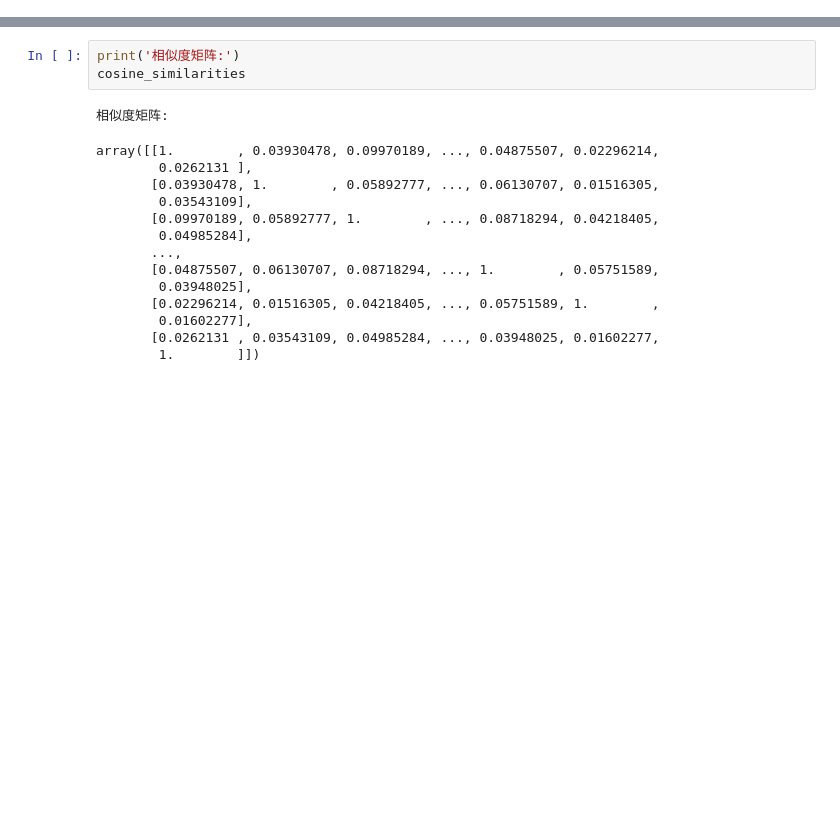
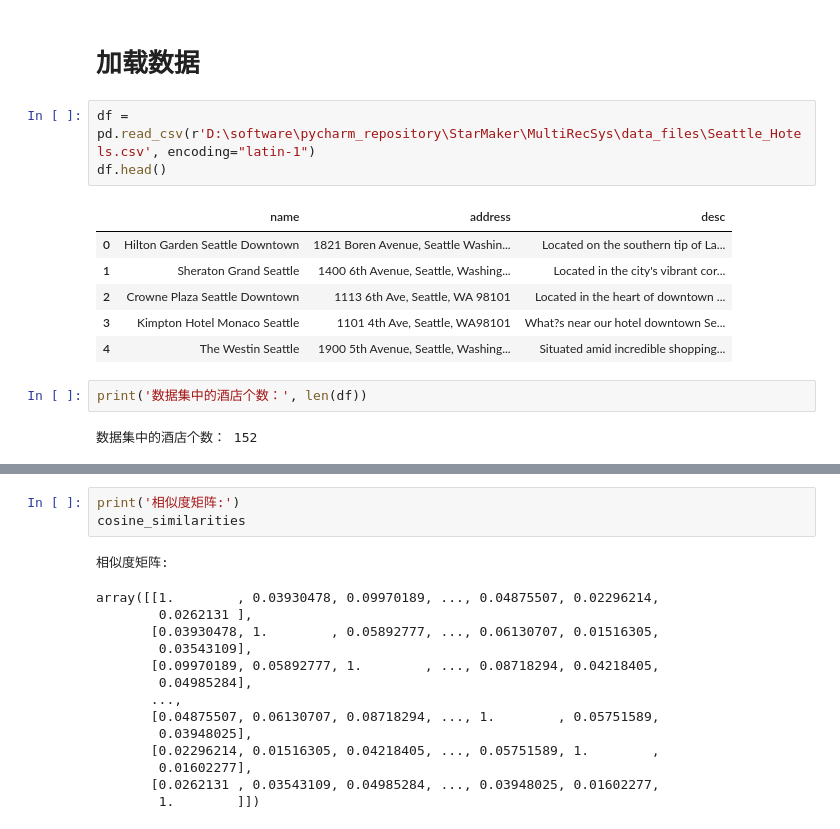
Before and after one commit to tingbila/MultiRecSys, a Jupyter notebook: project/Hotel_ReCom/基于 TF-IDF 和余弦相似度的酒店推荐系统.ipynb, the cells around one changed output, grey strips where cells are left out. Drawn from its saved outputs; the diff is of its cells as text; blank space fills up the shorter version.

```diff
--- a/project/Hotel_ReCom/基于 TF-IDF 和余弦相似度的酒店推荐系统.ipynb
+++ b/project/Hotel_ReCom/基于 TF-IDF 和余弦相似度的酒店推荐系统.ipynb
@@ -3 +15,17 @@
+# %% [markdown]
+# 加载数据
+# %%
+df = pd.read_csv(r'D:\software\pycharm_repository\StarMaker\MultiRecSys\data_files\Seattle_Hotels.csv', encoding="latin-1")
+df.head()
+# %% [output]
+|  | name | address | desc |
+| 0 | Hilton Garden Seattle Downtown | 1821 Boren Avenue, Seattle Washin... | Located on the southern tip of La... |
+| 1 | Sheraton Grand Seattle | 1400 6th Avenue, Seattle, Washing... | Located in the city's vibrant cor... |
+| 2 | Crowne Plaza Seattle Downtown | 1113 6th Ave, Seattle, WA 98101 | Located in the heart of downtown ... |
+| 3 | Kimpton Hotel Monaco Seattle | 1101 4th Ave, Seattle, WA98101 | What?s near our hotel downtown Se... |
+| 4 | The Westin Seattle | 1900 5th Avenue, Seattle, Washing... | Situated amid incredible shopping... |
+# %%
+print('数据集中的酒店个数：', len(df))
+# %% [output]
+数据集中的酒店个数： 152
 # %%
```
Also changed, not shown: parts of 13 cells of this notebook.
